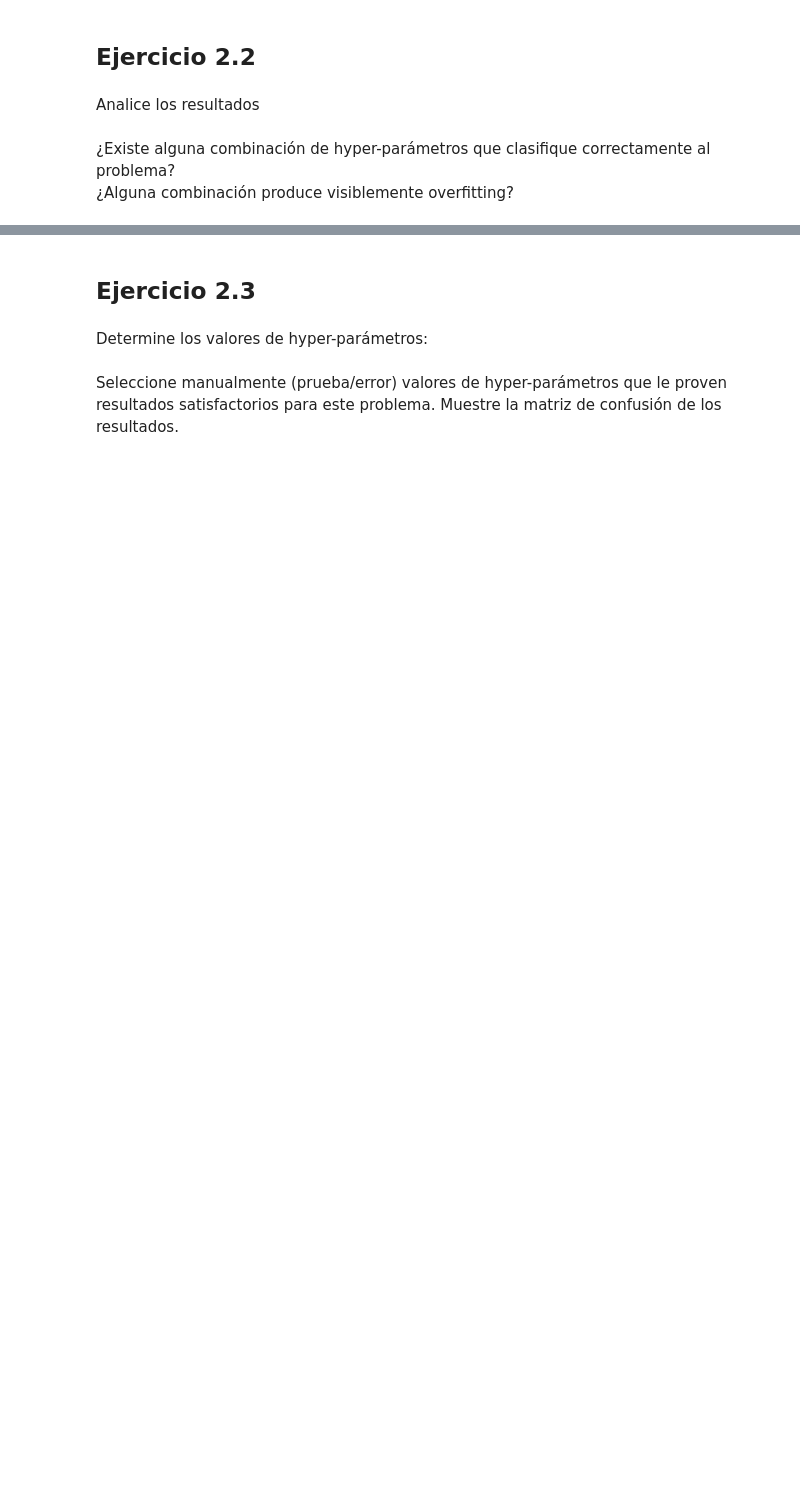
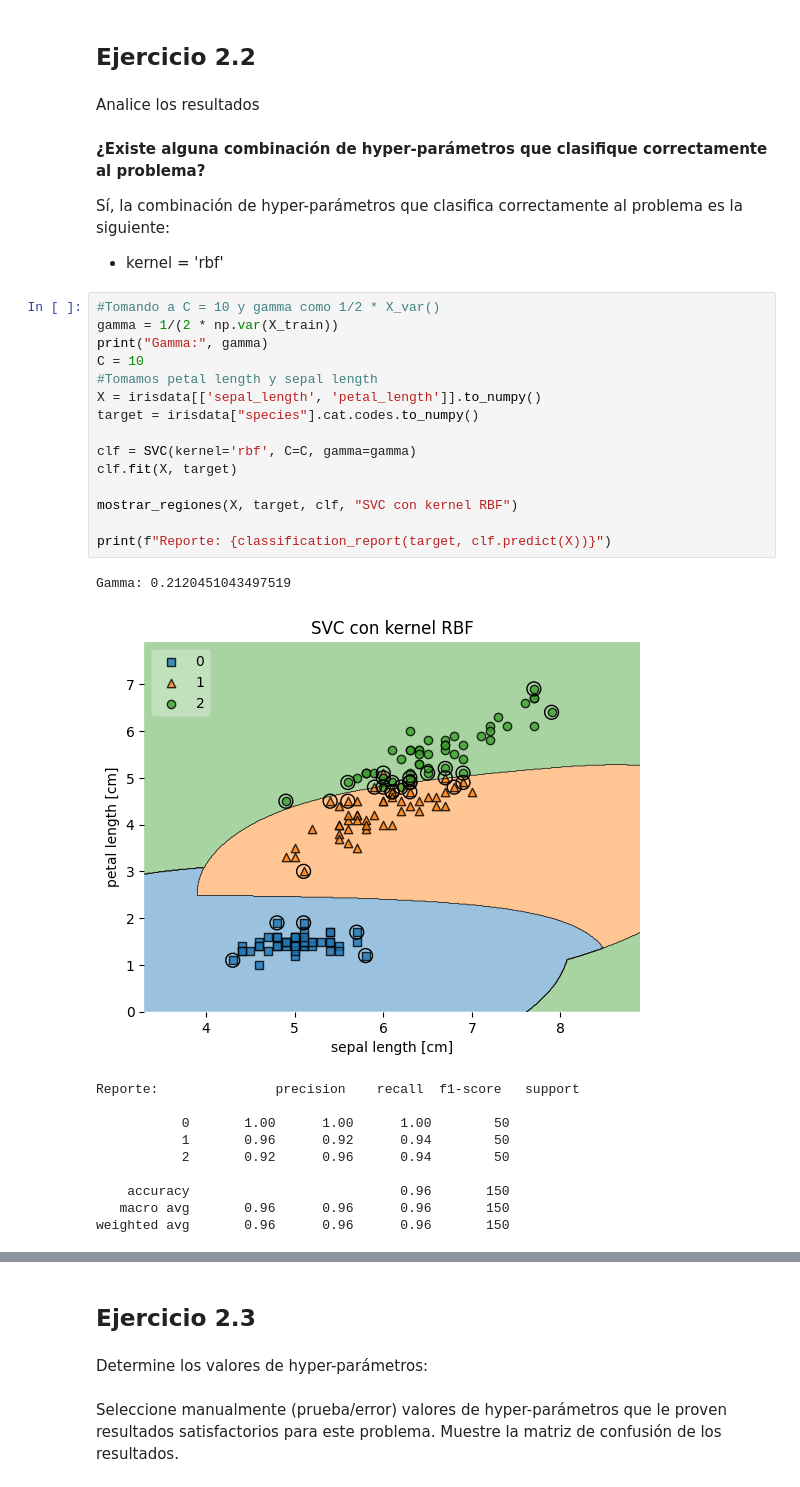
Before and after one commit to Gh0stJJ/Taller-4-Support-Vector-Machines, a Jupyter notebook: svm-hyper-parámetros.ipynb, the cells around one changed output, grey strips where cells are left out. Saved outputs shown, nothing was run; the diff lists cells and outputs as text; blank space fills up the shorter version.

```diff
--- a/svm-hyper-parámetros.ipynb
+++ b/svm-hyper-parámetros.ipynb
@@ -172,5 +172,35 @@ weighted avg       0.74      0.73      0.73        30
 ## Ejercicio 2.2
 # %% [markdown]
 Analice los resultados <br><br>
-¿Existe alguna combinación de hyper-parámetros que clasifique correctamente al problema? <br>
-¿Alguna combinación produce visiblemente overfitting?
+**¿Existe alguna combinación de hyper-parámetros que clasifique correctamente al problema?** <br>
+
+Sí, la combinación de hyper-parámetros que clasifica correctamente al problema es la siguiente:
+
+- kernel = 'rbf'
+# %%
+#Tomando a C = 10 y gamma como 1/2 * X_var()
+gamma = 1/(2 * np.var(X_train))
+print("Gamma:", gamma)
+C = 10
+#Tomamos petal length y sepal length
+X = irisdata[['sepal_length', 'petal_length']].to_numpy()
+target = irisdata["species"].cat.codes.to_numpy()
+
+clf = SVC(kernel='rbf', C=C, gamma=gamma)
+clf.fit(X, target)
+
+mostrar_regiones(X, target, clf, "SVC con kernel RBF")
+
+print(f"Reporte: {classification_report(target, clf.predict(X))}")
+# %% [output]
+Gamma: 0.2120451043497519
+[figure, added]
+Reporte:               precision    recall  f1-score   support
+
+           0       1.00      1.00      1.00        50
+           1       0.96      0.92      0.94        50
+           2       0.92      0.96      0.94        50
+
+    accuracy                           0.96       150
+   macro avg       0.96      0.96      0.96       150
+weighted avg       0.96      0.96      0.96       150
```
Also changed, not shown: parts of 12 cells of this notebook.
